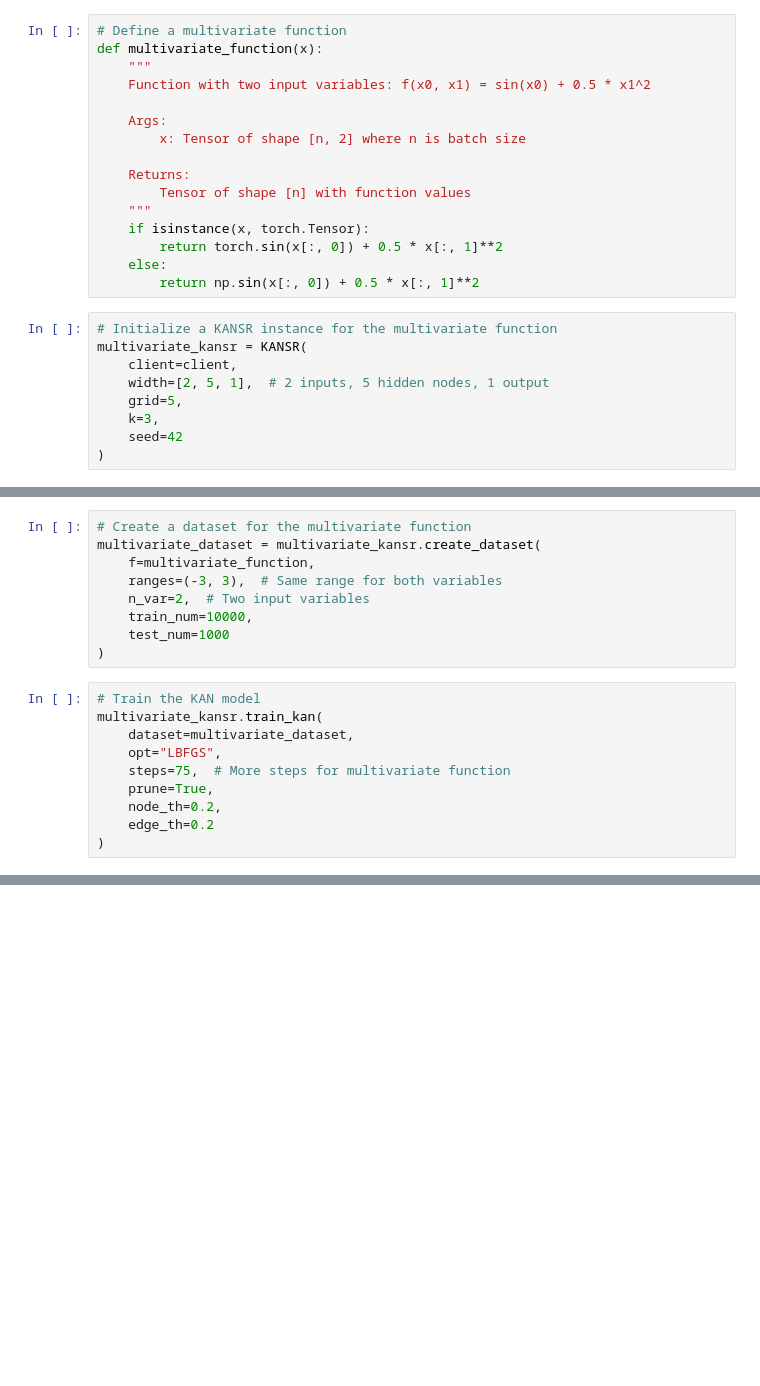
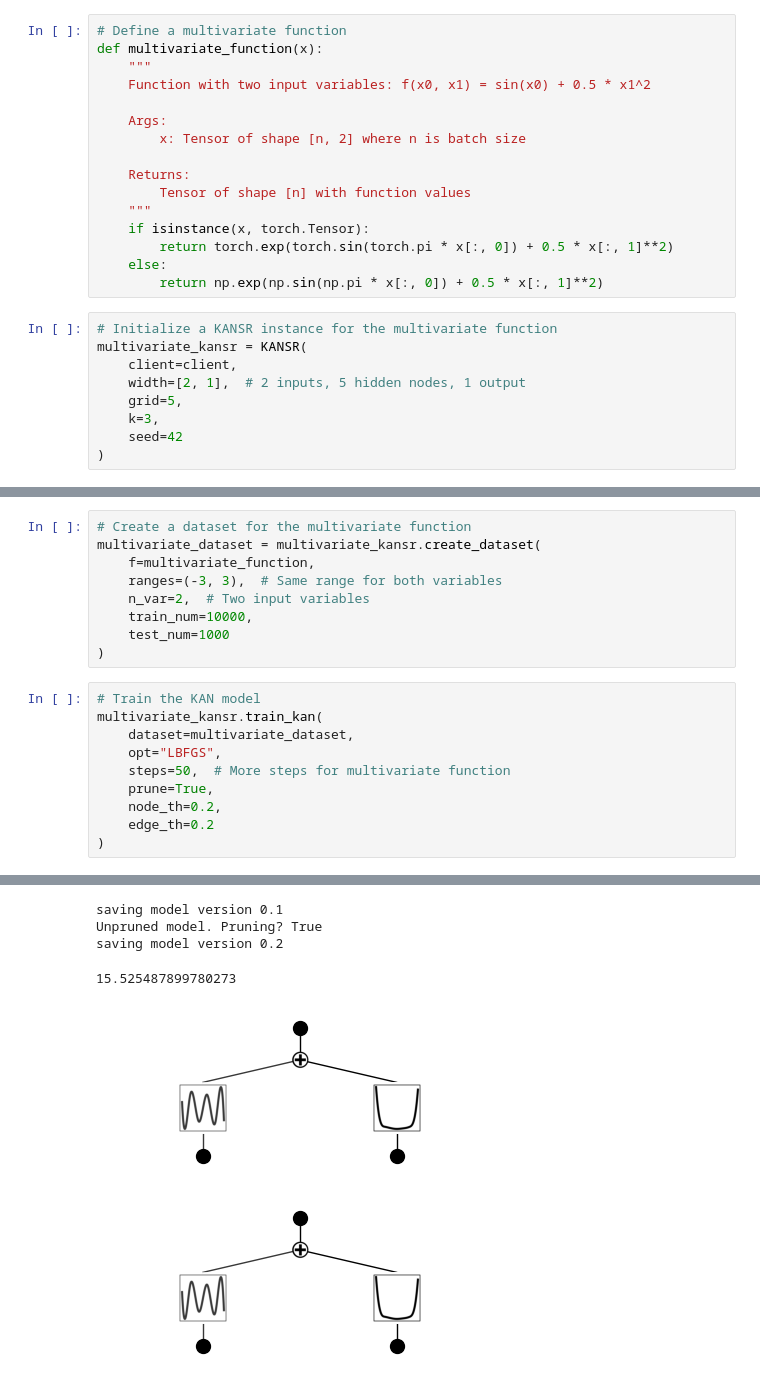
Before and after one commit to harveyThomas4692/llmlex, a Jupyter notebook: Examples/kansr_example.ipynb, the cells around one changed output, grey strips where cells are left out. Drawn from its saved outputs; the diff is of its cells as text; blank space fills up the shorter version.

```diff
--- a/Examples/kansr_example.ipynb
+++ b/Examples/kansr_example.ipynb
@@ -185,14 +338,14 @@ def multivariate_function(x):
         Tensor of shape [n] with function values
     """
     if isinstance(x, torch.Tensor):
-        return torch.sin(x[:, 0]) + 0.5 * x[:, 1]**2
+        return torch.exp(torch.sin(torch.pi * x[:, 0]) + 0.5 * x[:, 1]**2)
     else:
-        return np.sin(x[:, 0]) + 0.5 * x[:, 1]**2
+        return np.exp(np.sin(np.pi * x[:, 0]) + 0.5 * x[:, 1]**2)
 # %%
 # Initialize a KANSR instance for the multivariate function
 multivariate_kansr = KANSR(
     client=client,
-    width=[2, 5, 1],  # 2 inputs, 5 hidden nodes, 1 output
+    width=[2, 1],  # 2 inputs, 5 hidden nodes, 1 output
     grid=5,
     k=3,
     seed=42
@@ -211,8 +367,9 @@ multivariate_dataset = multivariate_kansr.create_dataset(
 multivariate_kansr.train_kan(
     dataset=multivariate_dataset,
     opt="LBFGS",
-    steps=75,  # More steps for multivariate function
+    steps=50,  # More steps for multivariate function
     prune=True,
     node_th=0.2,
     edge_th=0.2
 )
+# %% [output]
@@ -219,2 +380,8 @@ multivariate_kansr.train_kan(
+saving model version 0.1
+Unpruned model. Pruning? True
+saving model version 0.2
+15.525487899780273
+[figure, added]
+[figure, added]
 # %%
 # Convert to symbolic expressions
```
Also changed, not shown: parts of 25 cells of this notebook, 43 other files.
